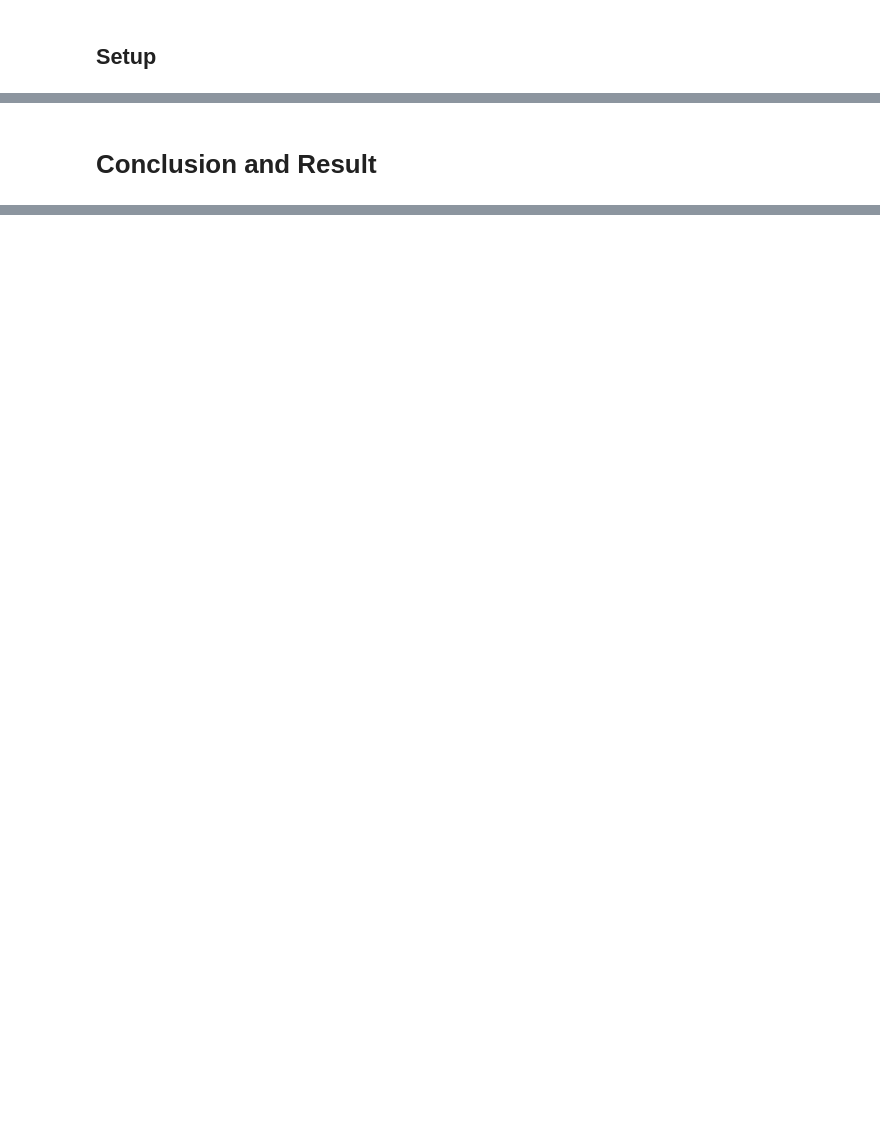
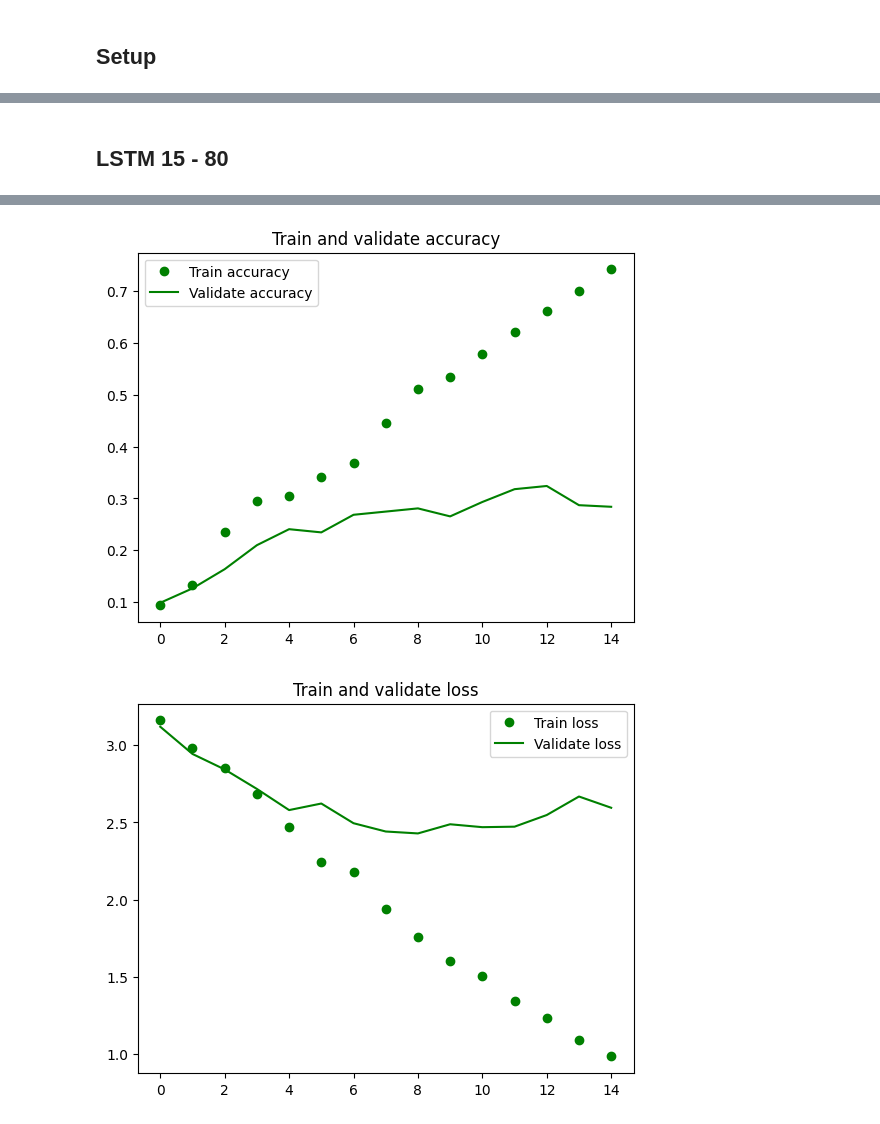
Before and after one commit to OG-Habit/5101_finalproject, a Jupyter notebook: main.ipynb, the cells around one changed output, grey strips where cells are left out. Drawn from its saved outputs; the diff is of its cells as text; code cells hidden in the pictures; blank space fills up the shorter version.

```diff
--- a/main.ipynb
+++ b/main.ipynb
@@ -171,0 +429,6 @@ df.to_csv("data/cleaned.csv", index=False)
+# %%
+model_lstm_15_80.compile(loss='categorical_crossentropy', optimizer='adam', metrics=['accuracy'])
+epochs = 15
+batch_size = 64
+
+history_lstm_15_80 = model_lstm_15_80.fit(X_train, y_train, epochs=epochs, batch_size=batch_size, validation_data=(X_test_lstm_15_80,y_test_lstm_15_80), callbacks=create_callbacks("lstm_model_15-80.h5"))
@@ -178 +462,31 @@ df = pd.read_csv("data/cleaned.csv")
+# %%
+def print_results(X_test, y_test, history, model):
+    y_pred = model.predict(X_test)
+    y_pred_prob = np.array(y_pred)
+    y_pred = np.argmax(y_pred_prob, axis=1)
+
+    y_test_prob = np.array(y_test)
+    y_test_acc = np.argmax(y_test_prob, axis=1)
+
+    print(f'Accuracy score: ', accuracy_score(y_test_acc, y_pred))
+
+    results = model.evaluate(X_test, y_test, verbose=False)
+    print(f'Test results - Loss: {results[0]} - Accuracy: {100*results[1]}%')
+
+
+    acc = history.history['accuracy']
+    val_acc = history.history['val_accuracy']
+    loss = history.history['loss']
+    val_loss = history.history['val_loss']
+    plt.plot( acc, 'go', label='Train accuracy')
+    plt.plot( val_acc, 'g', label='Validate accuracy')
+    plt.title('Train and validate accuracy')
+    plt.legend()
+
+    plt.figure()
+    plt.plot( loss, 'go', label='Train loss')
+    plt.plot( val_loss, 'g', label='Validate loss')
+    plt.title('Train and validate loss')
+    plt.legend()
+    plt.show()
 # %% [markdown]
@@ -448,2 +493,0 @@ Error:
-# %% [markdown]
-# Conclusion and Result
@@ -449,0 +496,5 @@ Error:
+# %% [markdown]
+## LSTM 15 - 80
+# %%
+print_results(X_test_lstm_15_80, y_test_lstm_15_80, history_lstm_15_80, model_lstm_15_80)
+# %% [output]
@@ -449,0 +504,2 @@ Error:
+[figure, added]
+[figure, added]
```
Also changed, not shown: parts of 86 cells of this notebook, 4 other files.
